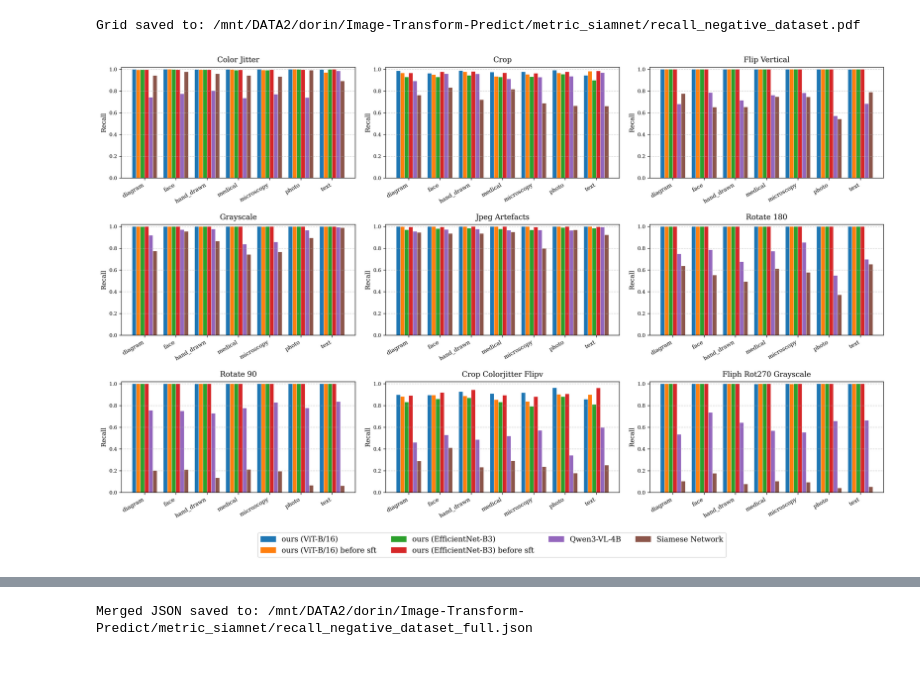
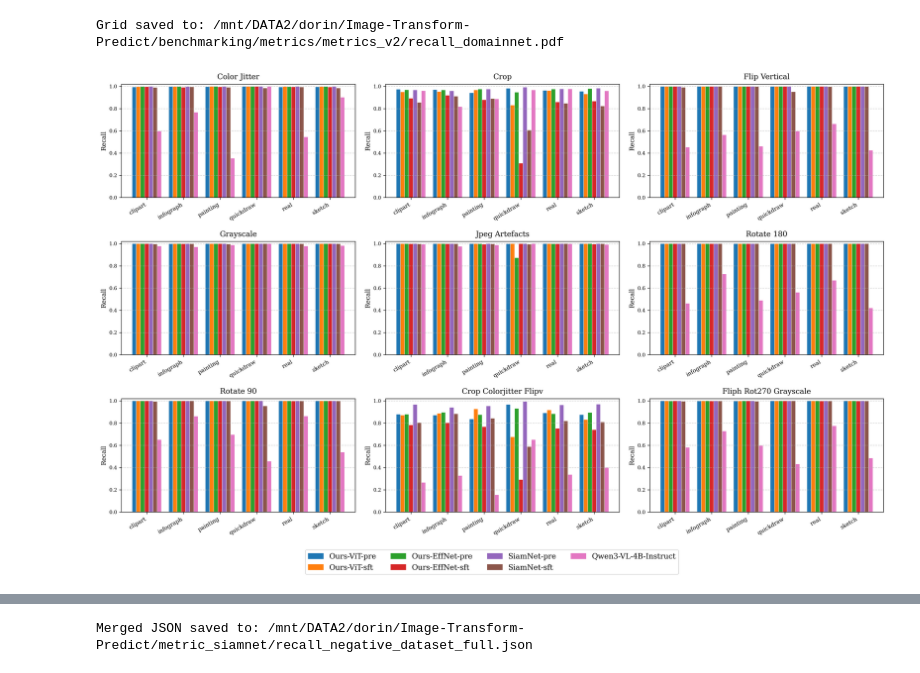
Before and after one commit to DorinDaniil/Image-Transform-Predict, a Jupyter notebook: benchmarking/ visualization_evaluation.ipynb, the cells around one changed output, grey strips where cells are left out. Cells and saved outputs as stored; diff of their text form; code cells hidden in the pictures.

Commit message:
update benchmark

```diff
--- a/benchmarking/ visualization_evaluation.ipynb
+++ b/benchmarking/ visualization_evaluation.ipynb
@@ -8,12 +8,13 @@ import matplotlib.pyplot as plt
 
 # Порядок моделей как в таблицах статьи (legend и столбики)
 DEFAULT_MODEL_ORDER = [
-    "ours (ViT-B/16)",
-    "ours (ViT-B/16) before sft",
-    "ours (EfficientNet-B3)",
-    "ours (EfficientNet-B3) before sft",
-    "Siamese Network"
-    "Qwen3-VL-4B",
+    "Ours-ViT-pre",
+    "Ours-ViT-sft",
+    "Ours-EffNet-pre",
+    "Ours-EffNet-sft",
+    "SiamNet-pre",
+    "SiamNet-sft",
+    "Qwen3-VL-4B-Instruct",
 ]
 
 
@@ -149,20 +150,20 @@ plt.rcParams.update({
     'font.weight': 'normal',
 })
 # %%
-# plot_recall_robustness_from_json(
-#     "/mnt/DATA2/dorin/Image-Transform-Predict/metric_siamnet/recall_domainnet_full.json",
-#     output_path = "/mnt/DATA2/dorin/Image-Transform-Predict/metric_siamnet/recall_domainnet.pdf"
-# )
+plot_recall_robustness_from_json(
+    "/mnt/DATA2/dorin/Image-Transform-Predict/benchmarking/metrics/metrics_v2/recall_domainnet.json",
+    output_path = "/mnt/DATA2/dorin/Image-Transform-Predict/benchmarking/metrics/metrics_v2/recall_domainnet.pdf"
+)
 
 # Для curated negative dataset (твои категории: diagram, face, ... , text)
-plot_recall_robustness_from_json(
-    "/mnt/DATA2/dorin/Image-Transform-Predict/metric_siamnet/recall_negative_dataset_full.json",
-    exclude_categories=['monotone', 'other'],
-    output_path = "/mnt/DATA2/dorin/Image-Transform-Predict/metric_siamnet/recall_negative_dataset.pdf"
-)
+# plot_recall_robustness_from_json(
+#     "/mnt/DATA2/dorin/Image-Transform-Predict/benchmarking/metrics/metrics_v2/recall_negative_dataset.json",
+#     exclude_categories=['monotone', 'other'],
+#     output_path = "/mnt/DATA2/dorin/Image-Transform-Predict/benchmarking/metrics/metrics_v2/recall_negative_dataset.pdf"
+# )
 # %% [output]
-Grid saved to: /mnt/DATA2/dorin/Image-Transform-Predict/metric_siamnet/recall_negative_dataset.pdf
+Grid saved to: /mnt/DATA2/dorin/Image-Transform-Predict/benchmarking/metrics/metrics_v2/recall_domainnet.pdf
-[figure, old version]
+[figure, new version]
 # %%
 import json
 from pathlib import Path
```
Also changed, not shown: parts of 4 cells of this notebook, 11 other files.
